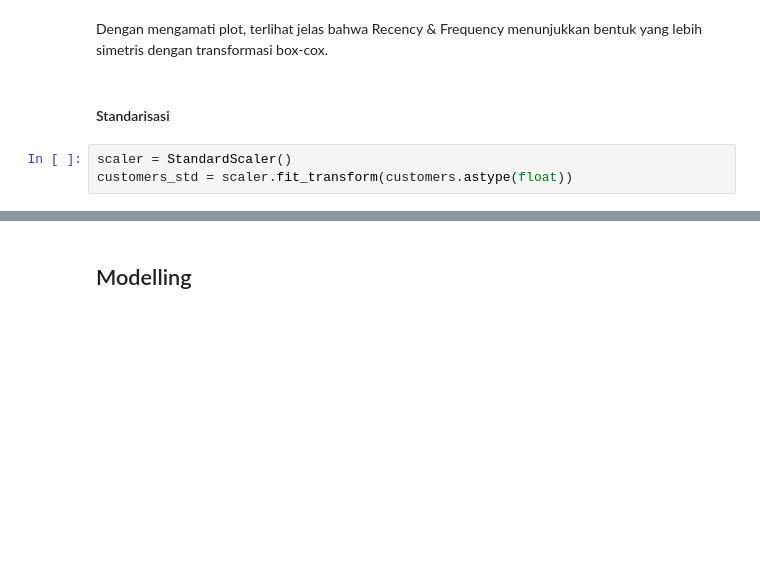
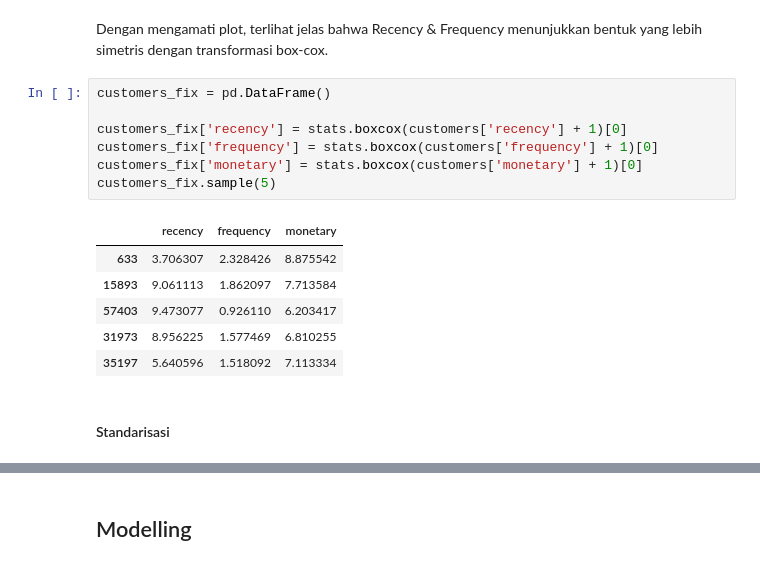
Before and after one commit to mfathul21/airline-customer-value, a Jupyter notebook: Airline_Customer_Segmentation.ipynb, the cells around one changed output, grey strips where cells are left out. Saved outputs shown, nothing was run; the diff lists cells and outputs as text; blank space fills up the shorter version.

```diff
--- a/Airline_Customer_Segmentation.ipynb
+++ b/Airline_Customer_Segmentation.ipynb
@@ -607,8 +607,19 @@ plt.show()
 [figure]
 # %% [markdown]
 Dengan mengamati plot, terlihat jelas bahwa Recency & Frequency menunjukkan bentuk yang lebih simetris dengan transformasi box-cox.
+# %%
+customers_fix = pd.DataFrame()
+
+customers_fix['recency'] = stats.boxcox(customers['recency'] + 1)[0]
+customers_fix['frequency'] = stats.boxcox(customers['frequency'] + 1)[0]
+customers_fix['monetary'] = stats.boxcox(customers['monetary'] + 1)[0]
+customers_fix.sample(5)
+# %% [output]
+|  | recency | frequency | monetary |
+| 633 | 3.706307 | 2.328426 | 8.875542 |
+| 15893 | 9.061113 | 1.862097 | 7.713584 |
+| 57403 | 9.473077 | 0.926110 | 6.203417 |
+| 31973 | 8.956225 | 1.577469 | 6.810255 |
+| 35197 | 5.640596 | 1.518092 | 7.113334 |
 # %% [markdown]
 #### Standarisasi
-# %%
-scaler = StandardScaler()
-customers_std = scaler.fit_transform(customers.astype(float))
```
Also changed, not shown: parts of 8 cells of this notebook.
